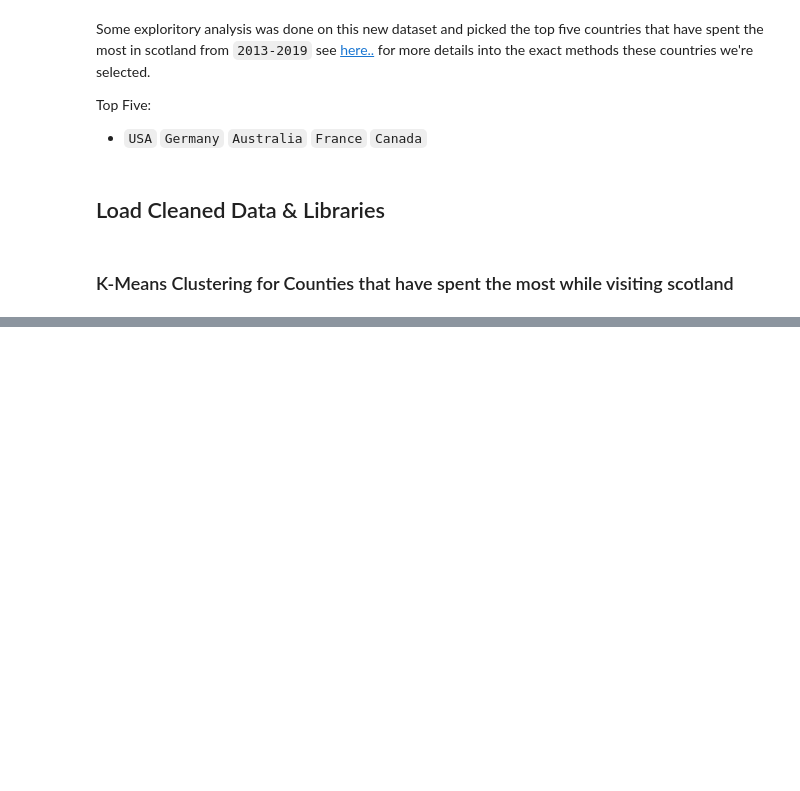
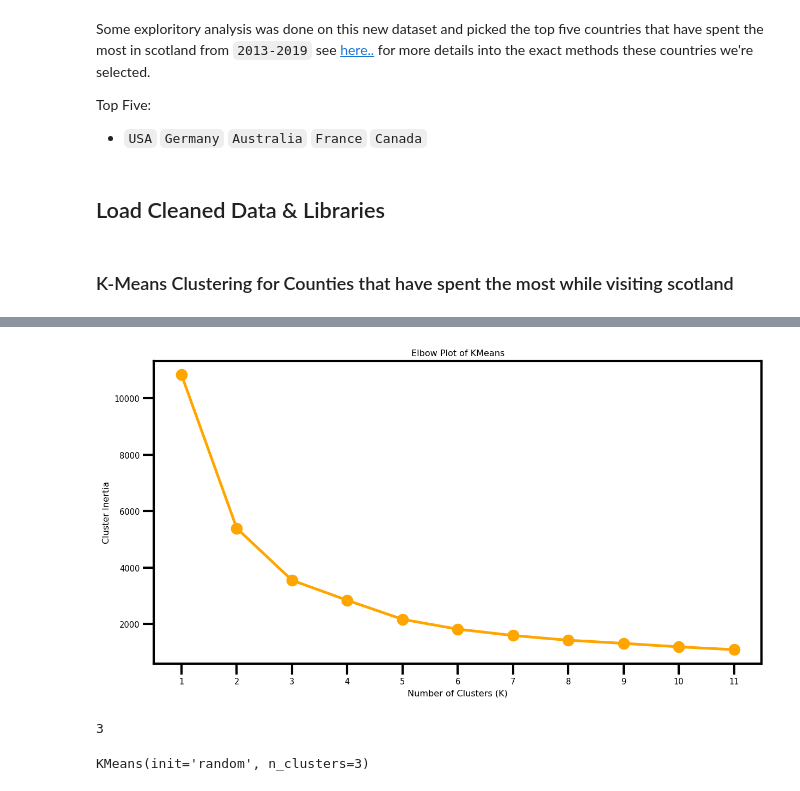
Before and after one commit to mjmarr/visit_scotland_final_project, a Jupyter notebook: analysis/q8_clustering.ipynb, the cells around one changed output, grey strips where cells are left out. Drawn from its saved outputs; the diff is of its cells as text; code cells hidden in the pictures; blank space fills up the shorter version.

```diff
--- a/analysis/q8_clustering.ipynb
+++ b/analysis/q8_clustering.ipynb
@@ -30,3 +36,29 @@ canada = pd.read_csv('../data/clean_data/countries/canada.csv')
+# %%
+def find_best_clusters(df, maximum_K):
+
+    clusters_centers = []
+    k_values = []
+
+    for k in range(1, maximum_K):
+
+        kmeans_model = KMeans(n_clusters = k)
+        kmeans_model.fit(df)
+
+        clusters_centers.append(kmeans_model.inertia_)
+        k_values.append(k)
+
+
+    return clusters_centers, k_values
+# %%
+def generate_elbow_plot(clusters_centers, k_values):
+
+    figure = plt.subplots(figsize = (12, 6))
+    plt.plot(k_values, clusters_centers, 'o-', color = 'orange')
+    plt.xticks(range(1, 12))
+    plt.xlabel("Number of Clusters (K)")
+    plt.ylabel("Cluster Inertia")
+    plt.title("Elbow Plot of KMeans")
+    plt.show()
 # %% [markdown]
 ### K-Means Clustering for Counties that have spent the most while visiting scotland
 # %% [markdown]
@@ -33,0 +102,6 @@ canada = pd.read_csv('../data/clean_data/countries/canada.csv')
+# %%
+relevant_cols = ["visits_thousand", "nights_thousand", "millions_spent"]
+#relevant_cols = ["nights_thousand", "millions_spent"]
+
+usa_rel = usa[relevant_cols].copy()
+usa_rel
@@ -33,0 +122,21 @@ canada = pd.read_csv('../data/clean_data/countries/canada.csv')
+# %%
+scaler = StandardScaler()
+scaler.fit(usa_rel)
+scaled_data = scaler.transform(usa_rel)
+# %%
+clusters_centers, k_values = find_best_clusters(scaled_data, 12)
+
+generate_elbow_plot(clusters_centers, k_values)
+# %% [output]
+[figure, added]
+# %%
+# get elbow!!
+kneed1 = KneeLocator(range(1,12),clusters_centers, curve="convex", direction="decreasing")
+kneed1.elbow
+# %% [output]
+3
+# %%
+kmeans_model = KMeans(n_clusters = 3, n_init=10, max_iter=300, init='random')
+kmeans_model.fit(scaled_data)
+# %% [output]
+KMeans(init='random', n_clusters=3)
```
Also changed, not shown: parts of 34 cells of this notebook, 7 other files.
